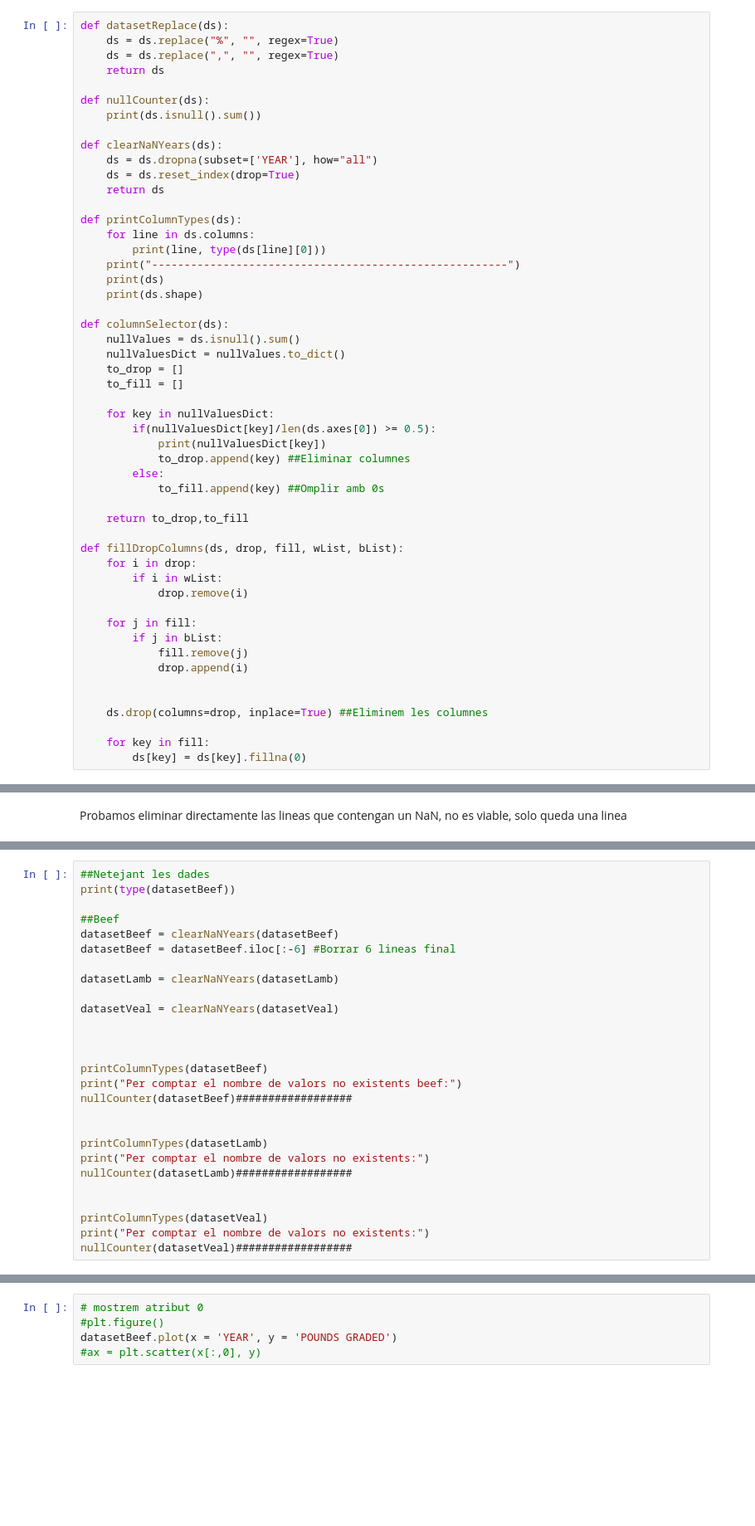
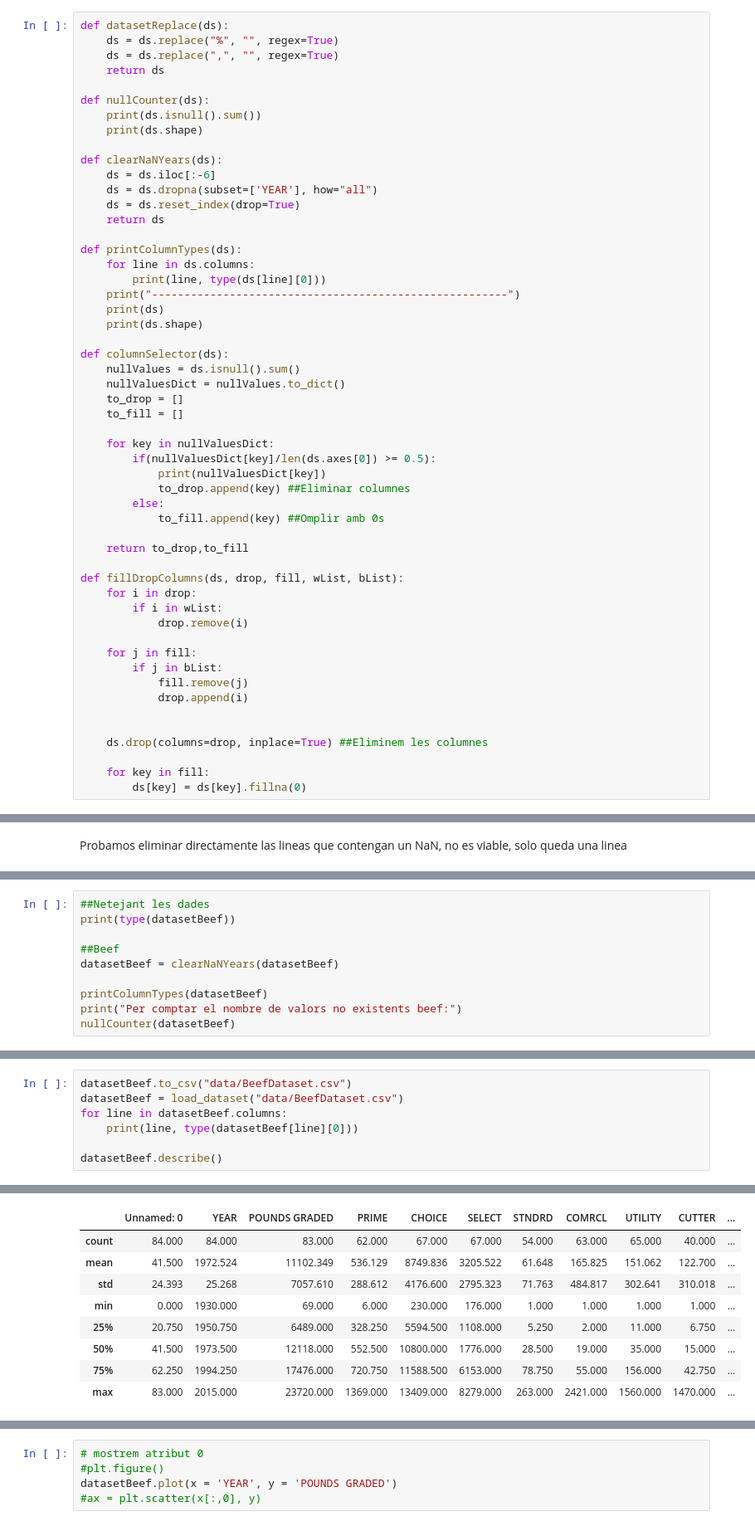
Before and after one commit to guillem-martinez/Practica1-ApC, a Jupyter notebook: Practica1-Regressio2022-GEI.ipynb, the cells around one changed output, grey strips where cells are left out. Shown at 83% size. Drawn from its saved outputs; the diff is of its cells as text; blank space fills up the shorter version.

```diff
--- a/Practica1-Regressio2022-GEI.ipynb
+++ b/Practica1-Regressio2022-GEI.ipynb
@@ -183,8 +173,10 @@ def datasetReplace(ds):
 
 def nullCounter(ds):
     print(ds.isnull().sum())
+    print(ds.shape)
 
 def clearNaNYears(ds):
+    ds = ds.iloc[:-6]
     ds = ds.dropna(subset=['YEAR'], how="all")
     ds = ds.reset_index(drop=True)
     return ds
@@ -343,27 +301,10 @@ print(type(datasetBeef))
 
 ##Beef
 datasetBeef = clearNaNYears(datasetBeef)
-datasetBeef = datasetBeef.iloc[:-6] #Borrar 6 lineas final
-
-datasetLamb = clearNaNYears(datasetLamb)
-
-datasetVeal = clearNaNYears(datasetVeal)
-
-
 
 printColumnTypes(datasetBeef)
 print("Per comptar el nombre de valors no existents beef:")
-nullCounter(datasetBeef)##################
-
-
-printColumnTypes(datasetLamb)
-print("Per comptar el nombre de valors no existents:")
-nullCounter(datasetLamb)##################
-
-
-printColumnTypes(datasetVeal)
-print("Per comptar el nombre de valors no existents:")
-nullCounter(datasetVeal)##################
+nullCounter(datasetBeef)
 # %% [output]
 <class 'pandas.core.frame.DataFrame'>
 YEAR <class 'str'>
@@ -384,0 +326,8 @@ dtype: int64
+# %%
+datasetBeef.to_csv("data/BeefDataset.csv")
+datasetBeef = load_dataset("data/BeefDataset.csv")
+for line in datasetBeef.columns:
+    print(line, type(datasetBeef[line][0]))
+
+datasetBeef.describe()
+# %% [output]
@@ -385,3 +347,12 @@ dtype: int64
+|  | Unnamed: 0 | YEAR | POUNDS GRADED | PRIME | CHOICE | SELECT | STNDRD | COMRCL | UTILITY | CUTTER | ... |
+| count | 84.000 | 84.000 | 83.000 | 62.000 | 67.000 | 67.000 | 54.000 | 63.000 | 65.000 | 40.000 | ... |
+| mean | 41.500 | 1972.524 | 11102.349 | 536.129 | 8749.836 | 3205.522 | 61.648 | 165.825 | 151.062 | 122.700 | ... |
+| std | 24.393 | 25.268 | 7057.610 | 288.612 | 4176.600 | 2795.323 | 71.763 | 484.817 | 302.641 | 310.018 | ... |
+| min | 0.000 | 1930.000 | 69.000 | 6.000 | 230.000 | 176.000 | 1.000 | 1.000 | 1.000 | 1.000 | ... |
+| 25% | 20.750 | 1950.750 | 6489.000 | 328.250 | 5594.500 | 1108.000 | 5.250 | 2.000 | 11.000 | 6.750 | ... |
+| 50% | 41.500 | 1973.500 | 12118.000 | 552.500 | 10800.000 | 1776.000 | 28.500 | 19.000 | 35.000 | 15.000 | ... |
+| 75% | 62.250 | 1994.250 | 17476.000 | 720.750 | 11588.500 | 6153.000 | 78.750 | 55.000 | 156.000 | 42.750 | ... |
+| max | 83.000 | 2015.000 | 23720.000 | 1369.000 | 13409.000 | 8279.000 | 263.000 | 2421.000 | 1560.000 | 1470.000 | ... |
 # %%
 #Esborrar els valors nulls que queden, si falta més del 50% esborrem la colummna, sino fem mitja o posem 0's.
 #Buscar valors nulls a les columnes
```
Also changed, not shown: parts of 23 cells of this notebook, 1 other file.
